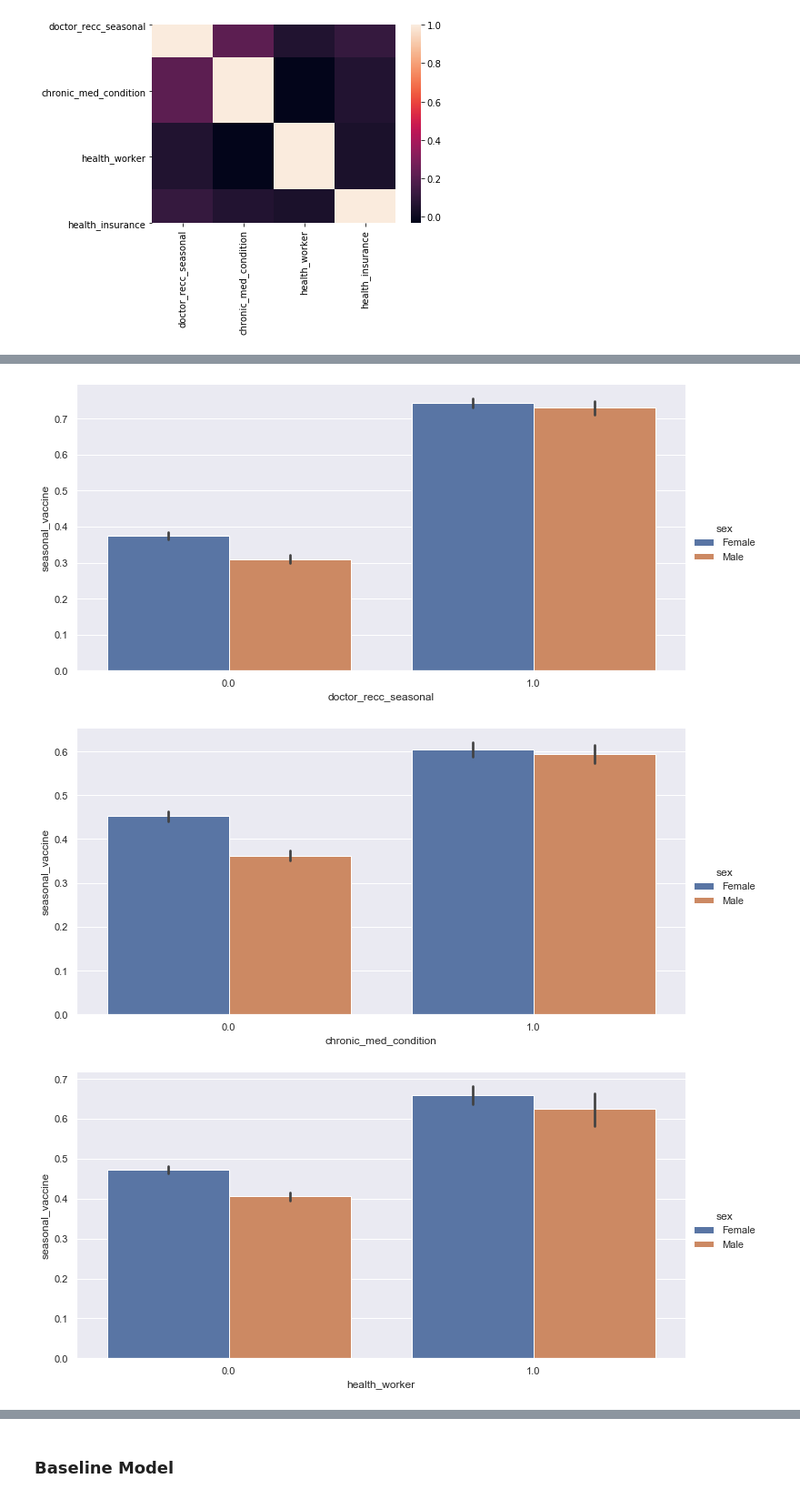
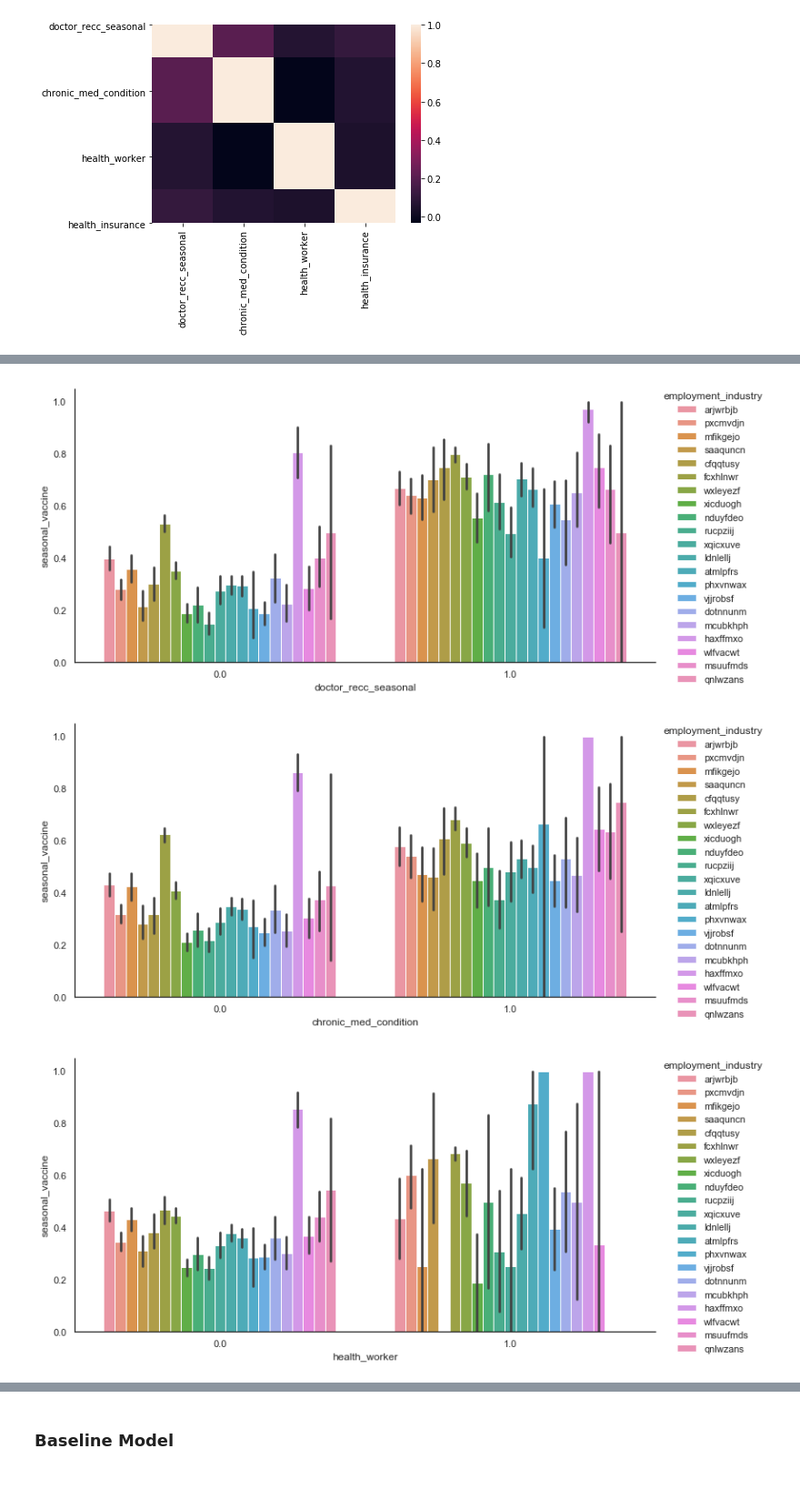
Before and after one commit to lilisbeit/Targeted-Flu-Vaccination-Outreach, a Jupyter notebook: final-model.ipynb, the cells around one changed output, grey strips where cells are left out. Shown at 91% size. Cells and saved outputs as stored; diff of their text form; code cells hidden in the pictures.

```diff
--- a/final-model.ipynb
+++ b/final-model.ipynb
@@ -312,17 +312,23 @@ train_to_plot
 # %%
 # plot bar graphs for each variable vs target
 # test different hues to get sense of variable interactions
-sns.set(style='darkgrid')
 
+sns.set(style='white')
 for c in train_to_plot.drop(columns=['seasonal_vaccine']).columns:
-    sns.catplot(x=c, y="seasonal_vaccine", kind="bar", hue='sex', data=train_to_plot, height=5, aspect=2)
+    sns.catplot(x=c,
+                y="seasonal_vaccine",
+                kind="bar",
+                hue='employment_industry',
+                data=train_to_plot,
+                height=5,
+                aspect=2)
 
 # interesting interactions:
 # sex and marital status
 # census_msa and race (what's going on?)
 # sex and race
 # also sex and employment status --> probably due to age
 # %% [output]
-[figure, old version]
+[figure, new version]
-[figure, old version]
+[figure, new version]
-[figure, old version]
+[figure, new version]
```
Also changed, not shown: parts of 37 cells of this notebook.
